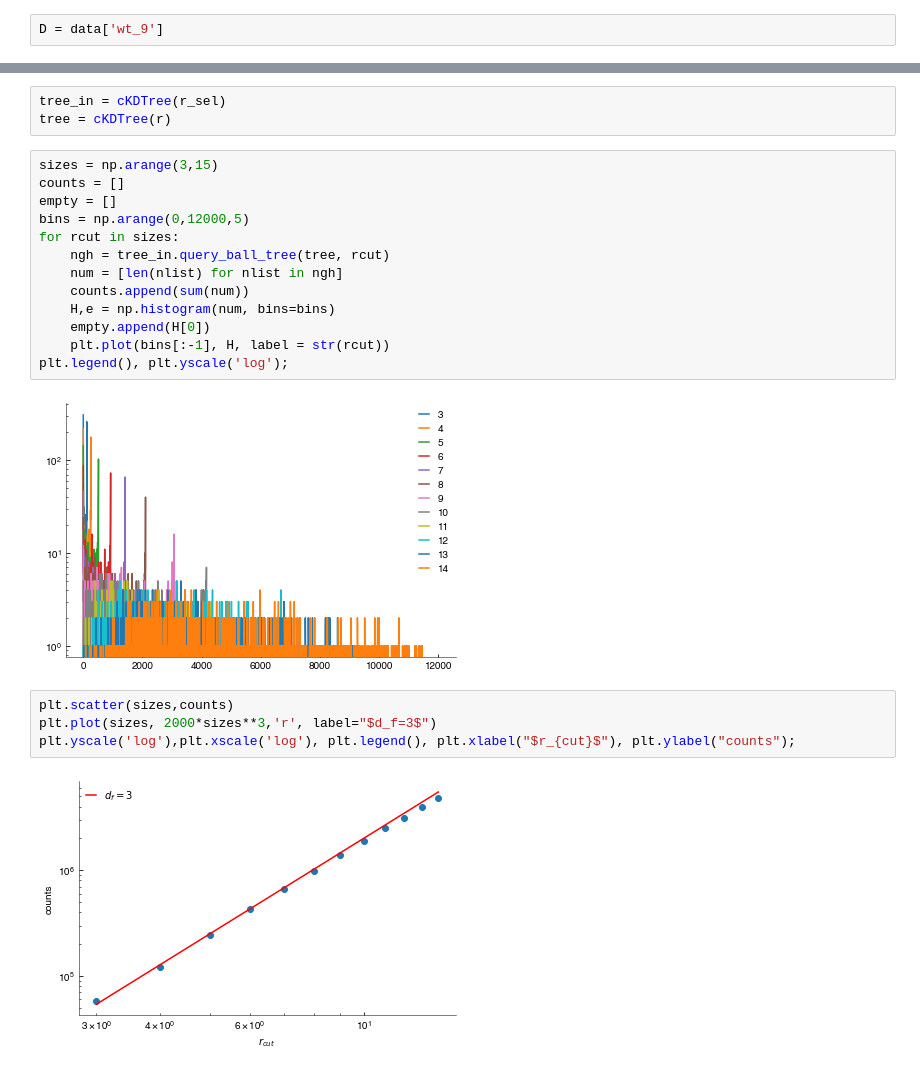
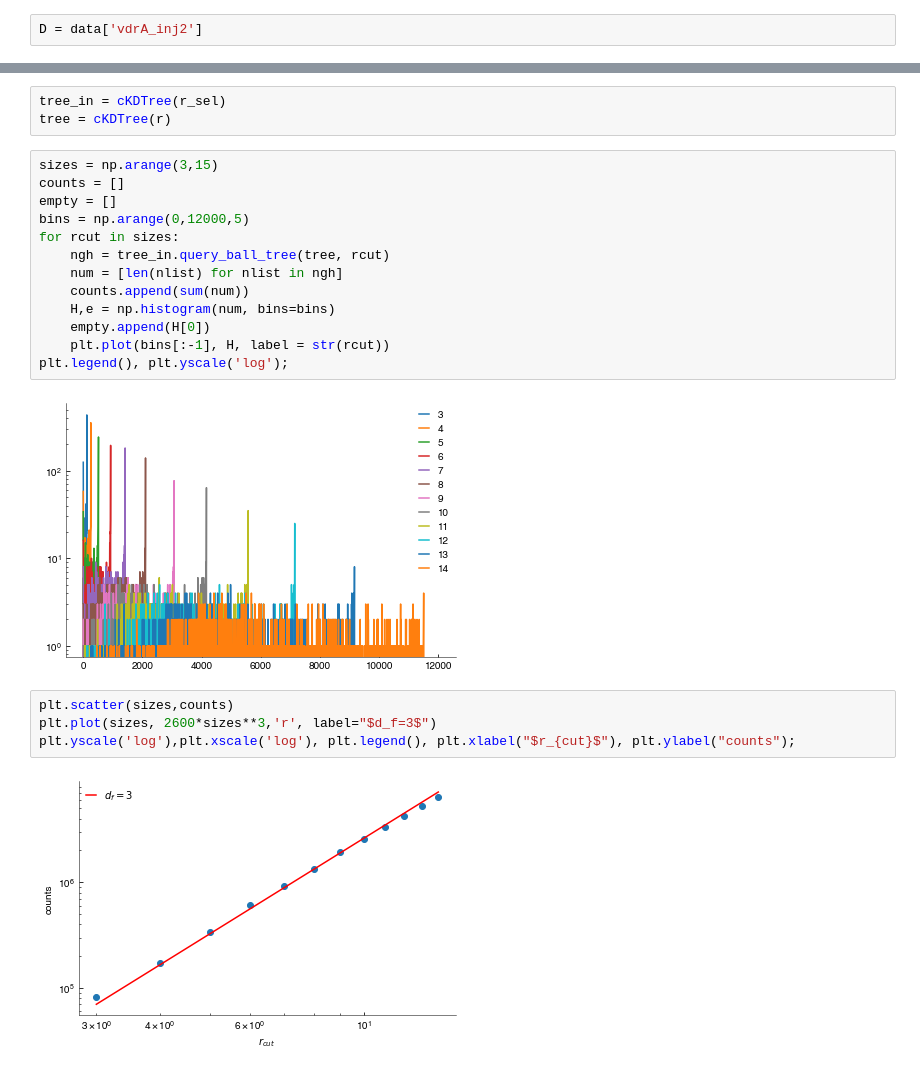
Before and after one commit to FTurci/jaw-fluctuations, a Jupyter notebook: Exploration.ipynb, the cells around one changed output, grey strips where cells are left out. Saved outputs shown, nothing was run; the diff lists cells and outputs as text.

```diff
--- a/Exploration.ipynb
+++ b/Exploration.ipynb
@@ -26,5 +26,5 @@ plotting.trisum(data['wt_9']);
 # %%
-D = data['wt_9']
+D = data['vdrA_inj2']
 # %%
 D.shape
 # %% [output]
@@ -89,13 +89,13 @@ for rcut in sizes:
     plt.plot(bins[:-1], H, label = str(rcut))
 plt.legend(), plt.yscale('log');
 # %% [output]
-[figure, old version]
+[figure, new version]
 # %%
 plt.scatter(sizes,counts)
-plt.plot(sizes, 2000*sizes**3,'r', label="$d_f=3$")
+plt.plot(sizes, 2600*sizes**3,'r', label="$d_f=3$")
 plt.yscale('log'),plt.xscale('log'), plt.legend(), plt.xlabel("$r_{cut}$"), plt.ylabel("counts");
 # %% [output]
-[figure, old version]
+[figure, new version]
 # %%
 from scipy.optimize import curve_fit
 
```
Also changed, not shown: parts of 8 cells of this notebook, 1 other file.
